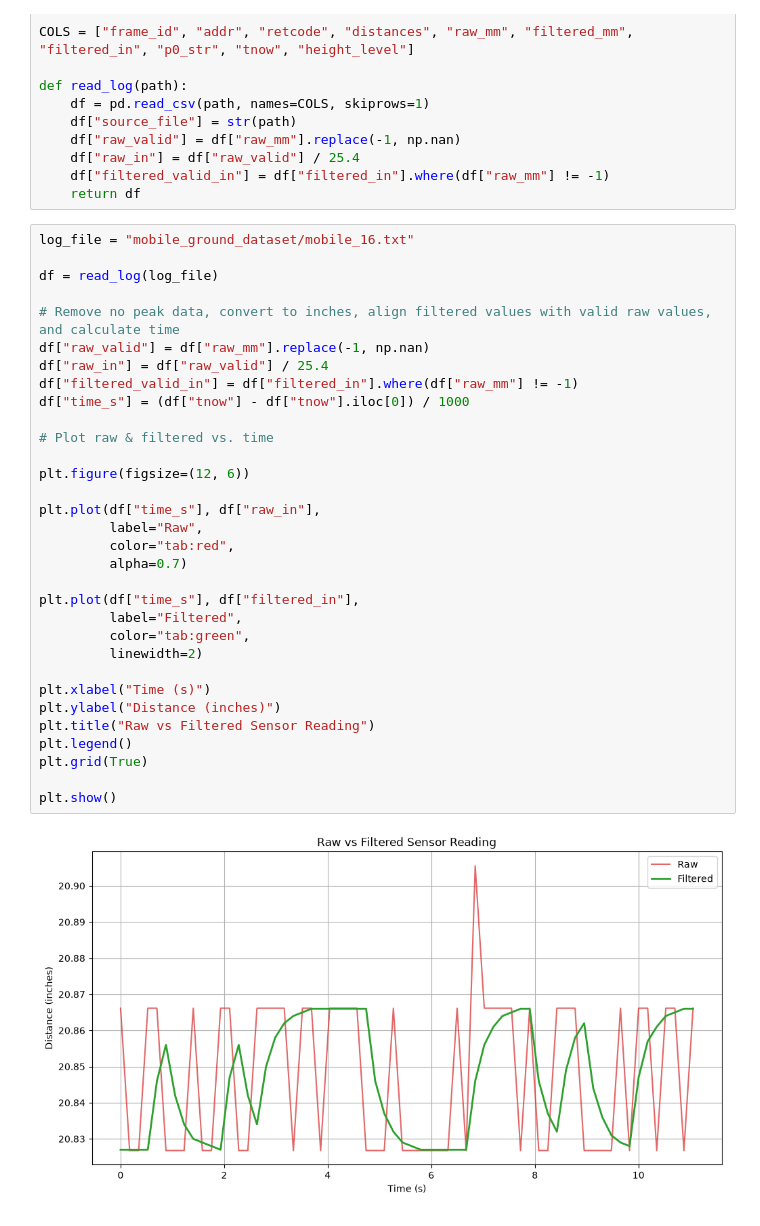
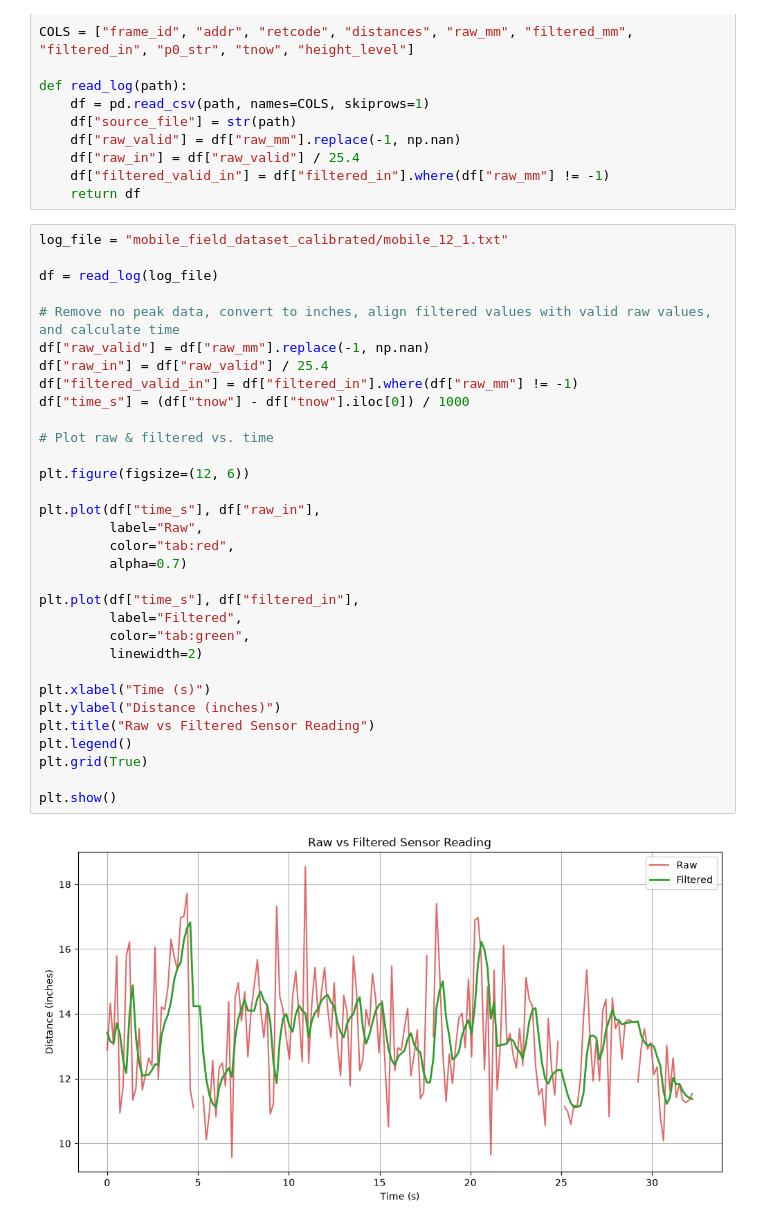
Before and after one commit to belloot/oas-canopy-sense, a Jupyter notebook: data_logs/field_debug.ipynb, the cells around one changed output. Saved outputs shown, nothing was run; the diff lists cells and outputs as text.

Commit message:
New datasets for mobile test, including control. Claude's analysis of field data, plus manual measurements.

```diff
--- a/data_logs/field_debug.ipynb
+++ b/data_logs/field_debug.ipynb
@@ -15,36 +15,36 @@ def read_log(path):
     df["filtered_valid_in"] = df["filtered_in"].where(df["raw_mm"] != -1)
     return df
 # %%
-log_file = "mobile_ground_dataset/mobile_16.txt"
+log_file = "mobile_field_dataset_calibrated/mobile_12_1.txt"
 
 df = read_log(log_file)
 
 # Remove no peak data, convert to inches, align filtered values with valid raw values, and calculate time
 df["raw_valid"] = df["raw_mm"].replace(-1, np.nan)
 df["raw_in"] = df["raw_valid"] / 25.4
 df["filtered_valid_in"] = df["filtered_in"].where(df["raw_mm"] != -1)
 df["time_s"] = (df["tnow"] - df["tnow"].iloc[0]) / 1000
 
 # Plot raw & filtered vs. time
 
 plt.figure(figsize=(12, 6))
 
 plt.plot(df["time_s"], df["raw_in"],
          label="Raw",
          color="tab:red",
          alpha=0.7)
 
 plt.plot(df["time_s"], df["filtered_in"],
          label="Filtered",
          color="tab:green",
          linewidth=2)
 
 plt.xlabel("Time (s)")
 plt.ylabel("Distance (inches)")
 plt.title("Raw vs Filtered Sensor Reading")
 plt.legend()
 plt.grid(True)
 
 plt.show()
 # %% [output]
-[figure, old version]
+[figure, new version]
```
Also changed, not shown: parts of 3 cells of this notebook, 18 other files.
